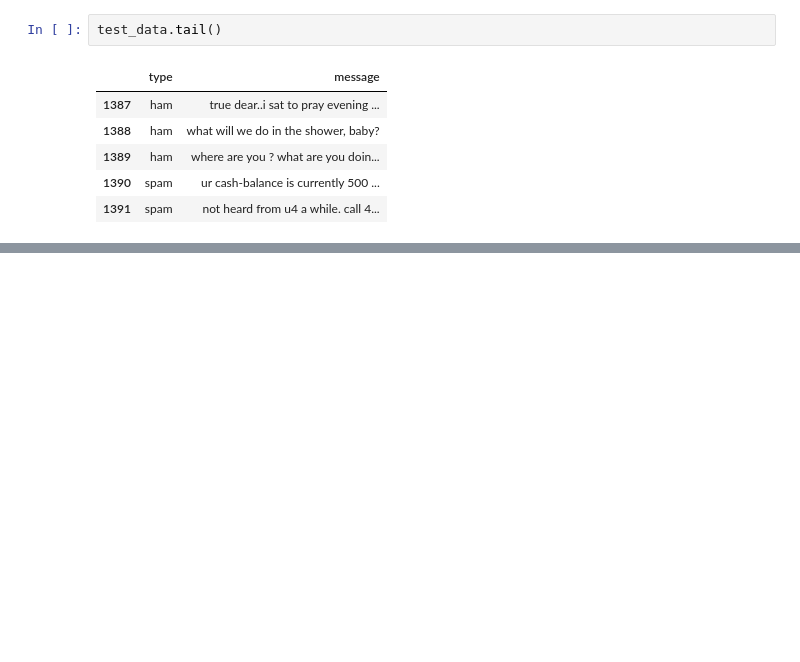
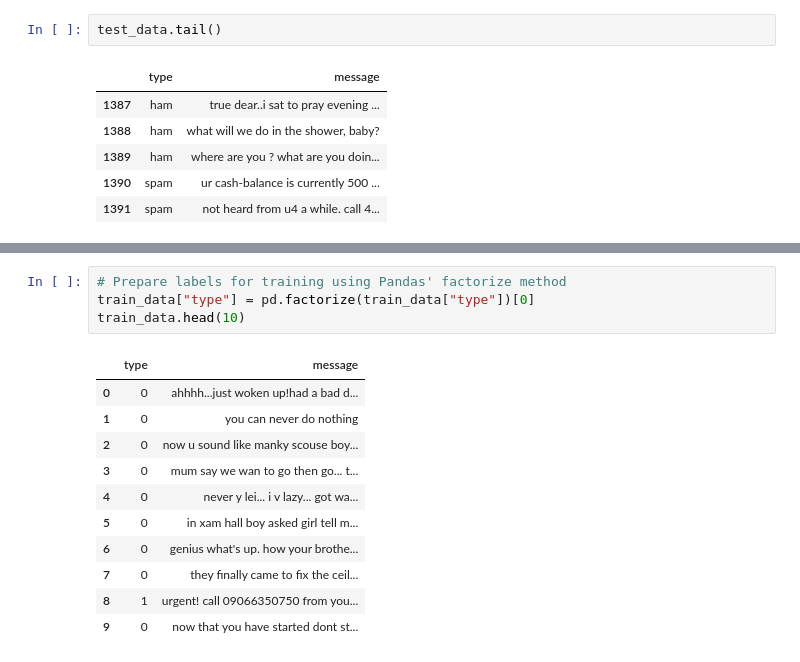
Before and after one commit to ralphcajipe/Deep-Learning-with-Python-2nd-ediiton, a Jupyter notebook: Answer_fcc_sms_text_classification.ipynb, the cells around one changed output, grey strips where cells are left out. Saved outputs shown, nothing was run; the diff lists cells and outputs as text; blank space fills up the shorter version.

```diff
--- a/Answer_fcc_sms_text_classification.ipynb
+++ b/Answer_fcc_sms_text_classification.ipynb
@@ -143 +242,17 @@ Vectorize the data
+# %%
+# Prepare labels for training using Pandas' factorize method
+train_data["type"] = pd.factorize(train_data["type"])[0]
+train_data.head(10)
+# %% [output]
+|  | type | message |
+| 0 | 0 | ahhhh...just woken up!had a bad d... |
+| 1 | 0 | you can never do nothing |
+| 2 | 0 | now u sound like manky scouse boy... |
+| 3 | 0 | mum say we wan to go then go... t... |
+| 4 | 0 | never y lei... i v lazy... got wa... |
+| 5 | 0 | in xam hall boy asked girl tell m... |
+| 6 | 0 | genius what's up. how your brothe... |
+| 7 | 0 | they finally came to fix the ceil... |
+| 8 | 1 | urgent! call 09066350750 from you... |
+| 9 | 0 | now that you have started dont st... |
 # %%
```
Also changed, not shown: parts of 23 cells of this notebook, 2 other files.
